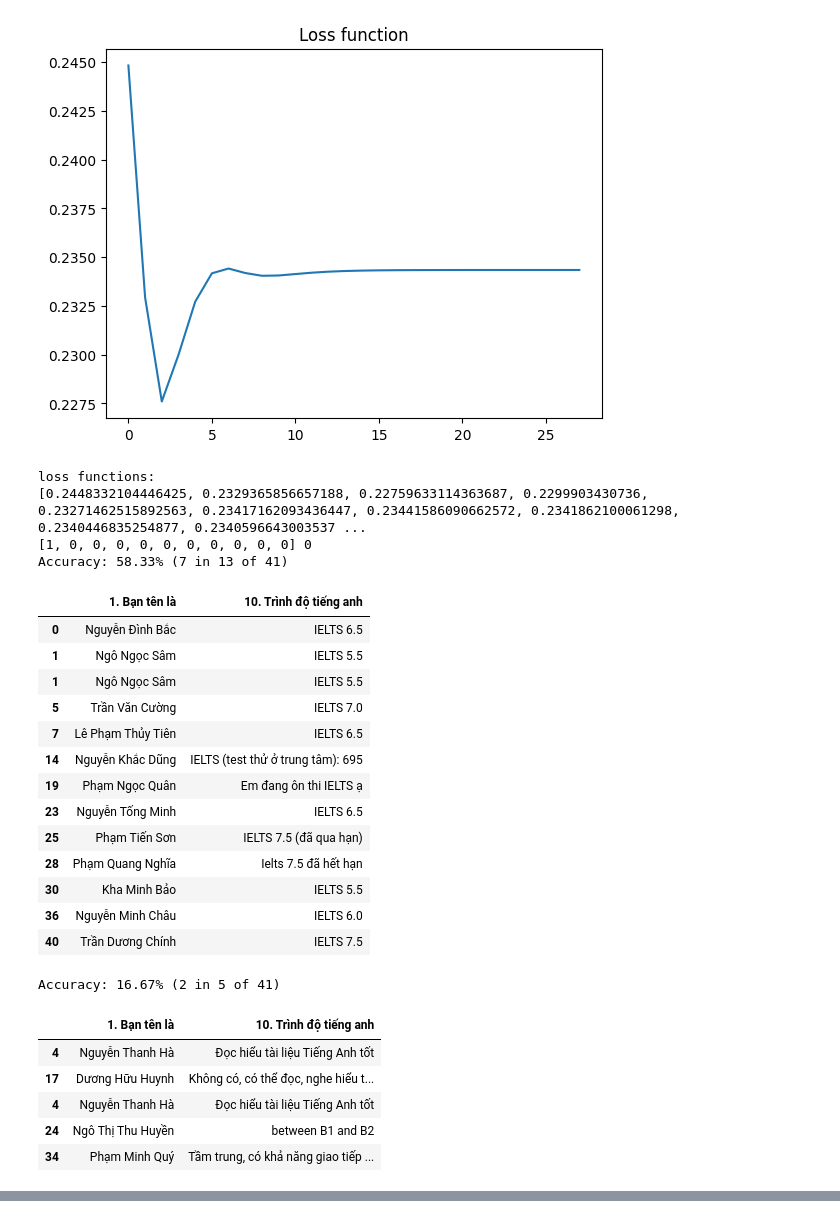
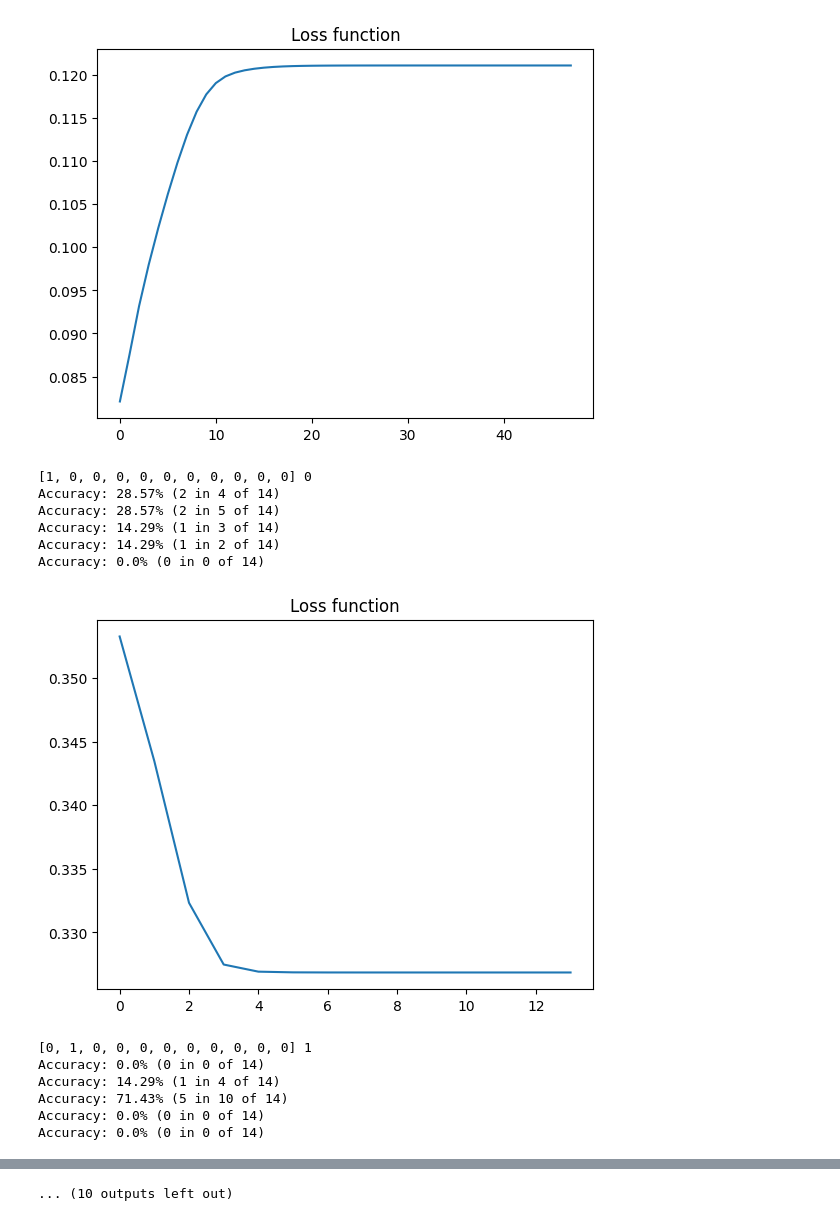
Before and after one commit to hoangtc125/algo-clustering-service, a Jupyter notebook: notebook/text_loading.ipynb, the cells around one changed output, grey strips where cells are left out. Cells and saved outputs as stored; diff of their text form; code cells hidden in the pictures.

```diff
--- a/notebook/text_loading.ipynb
+++ b/notebook/text_loading.ipynb
@@ -10,7 +10,7 @@ excel_data_df = pd.ExcelFile(r'../data/sinno.xlsx')
 excel_data_df = excel_data_df.parse(excel_data_df.sheet_names[0])
 # %%
 result_df = pd.ExcelFile(r'../data/sinno-result.xlsx')
-result_df = result_df.parse(result_df.sheet_names[3])
+result_df = result_df.parse(result_df.sheet_names[5])
 result_set = result_df.iloc[:, 1].tolist()
 # %%
 # for idx, header in enumerate(excel_data_df.columns.tolist()):
@@ -18,9 +18,9 @@ result_set = result_df.iloc[:, 1].tolist()
 # %%
 # excel_data_df = excel_data_df[(excel_data_df["11. Bạn mong muốn tham gia vào ban"] == "Nhân sự")]
 # excel_data_df = excel_data_df[(excel_data_df["11. Bạn mong muốn tham gia vào ban"] == "Đối ngoại")]
-excel_data_df = excel_data_df[(excel_data_df["11. Bạn mong muốn tham gia vào ban"] == "Chuyên môn")]
+# excel_data_df = excel_data_df[(excel_data_df["11. Bạn mong muốn tham gia vào ban"] == "Chuyên môn")]
 # excel_data_df = excel_data_df[(excel_data_df["11. Bạn mong muốn tham gia vào ban"] == "Hậu cần")]
-# excel_data_df = excel_data_df[(excel_data_df["11. Bạn mong muốn tham gia vào ban"] == "Truyền thông")]
+excel_data_df = excel_data_df[(excel_data_df["11. Bạn mong muốn tham gia vào ban"] == "Truyền thông")]
 excel_data_df.reset_index(drop=True, inplace=True)
 excel_data_df.fillna("", inplace = True)
 # filter = [0, 1, 5, 7, 9, 11, 14, 15, 16, 17, 18, 19, 22, 23, 24, 26, 28, 30, 31, 33, 34, 35, 36, 37, 40, 41, 43, 44, 45, 52, 53, 55, 58, 60, 61, 65, 68, 69, 74, 77, 84, 86, 87, 88, 89, 96, 97, 98, 102, 104, 106, 107, 108, 110, 111, 112, 113, 114, 116, 117, 120, 127, 129, 134, 135, 137, 138, 139, 140, 140, 142, 145, 146, 149, 152, 154, 155]
@@ -192,6 +209,7 @@ ssmc_fcm = SSMC_FCM(
     n_clusters=5,
     identity=identity,
     supervised_set=supervised_set,
+    norm_mode=NormMode.MINMAX,
 )
 ssmc_fcm.clustering()
 ssmc_fcm.show_cluster_members()
@@ -223,48 +239,37 @@ Accuracy: 0.0% (0 in 1 of 41)
 # %%
 identity_mapping = {iden: idx for idx, iden in enumerate(identity)}
 for i in range(len(cluster_fields)):
     __weight = [0] * len(cluster_fields)
     __weight[i] = 1
     ssmc_fcm = SSMC_FCM(
         dataset=dataset,
         fields_len=data_field_len,
         fields_weight=__weight,
         n_clusters=5,
         identity=identity,
         supervised_set=supervised_set,
+        norm_mode=NormMode.L2,
     )
     ssmc_fcm.clustering()
     ssmc_fcm.show_loss_function()
     print(__weight, i)
     for cluster in ssmc_fcm.pred_labels:
         count = sum([cluster.count(x) for x in result_set])
         print(f"Accuracy: {round(100 * count / len(result_set), 2)}% ({count} in {len(cluster)} of {len(ssmc_fcm.dataset)})")
-        display(excel_data_df.loc[[identity.index(i) for i in cluster]].iloc[:, [1, cluster_fields[i]]])
+        # display(excel_data_df.loc[[identity.index(i) for i in cluster]].iloc[:, [1, cluster_fields[i]]])
     print()
 # %% [output]
-[figure, old version]
+[figure, new version]
-loss functions:
-[0.2448332104446425, 0.2329365856657188, 0.22759633114363687, 0.2299903430736, 0.23271462515892563, 0.23417162093436447, 0.23441586090662572, 0.2341862100061298, 0.2340446835254877, 0.2340596643003537 ...
 [1, 0, 0, 0, 0, 0, 0, 0, 0, 0, 0] 0
-Accuracy: 58.33% (7 in 13 of 41)
+Accuracy: 28.57% (2 in 4 of 14)
+Accuracy: 28.57% (2 in 5 of 14)
+Accuracy: 14.29% (1 in 3 of 14)
+Accuracy: 14.29% (1 in 2 of 14)
+Accuracy: 0.0% (0 in 0 of 14)
-|  | 1. Bạn tên là | 10. Trình độ tiếng anh |
-| 0 | Nguyễn Đình Bắc | IELTS 6.5 |
-| 1 | Ngô Ngọc Sâm | IELTS 5.5 |
-| 1 | Ngô Ngọc Sâm | IELTS 5.5 |
-| 5 | Trần Văn Cường | IELTS 7.0 |
-| 7 | Lê Phạm Thủy Tiên | IELTS 6.5 |
-| 14 | Nguyễn Khắc Dũng | IELTS (test thử ở trung tâm): 695 |
-| 19 | Phạm Ngọc Quân | Em đang ôn thi IELTS ạ |
-| 23 | Nguyễn Tống Minh | IELTS 6.5 |
-| 25 | Phạm Tiến Sơn | IELTS 7.5 (đã qua hạn) |
-| 28 | Phạm Quang Nghĩa | Ielts 7.5 đã hết hạn |
-| 30 | Kha Minh Bảo | IELTS 5.5 |
-| 36 | Nguyễn Minh Châu | IELTS 6.0 |
-| 40 | Trần Dương Chính | IELTS 7.5 |
+[figure, new version]
-Accuracy: 16.67% (2 in 5 of 41)
+[0, 1, 0, 0, 0, 0, 0, 0, 0, 0, 0] 1
+Accuracy: 0.0% (0 in 0 of 14)
+Accuracy: 14.29% (1 in 4 of 14)
+Accuracy: 71.43% (5 in 10 of 14)
+Accuracy: 0.0% (0 in 0 of 14)
+Accuracy: 0.0% (0 in 0 of 14)
-|  | 1. Bạn tên là | 10. Trình độ tiếng anh |
-| 4 | Nguyễn Thanh Hà | Đọc hiểu tài liệu Tiếng Anh tốt |
-| 17 | Dương Hữu Huynh | Không có, có thể đọc, nghe hiểu t... |
-| 4 | Nguyễn Thanh Hà | Đọc hiểu tài liệu Tiếng Anh tốt |
-| 24 | Ngô Thị Thu Huyền | between B1 and B2 |
-| 34 | Phạm Minh Quý | Tầm trung, có khả năng giao tiếp ... |
@@ -301,0 +304 @@ Accuracy: 0.0% (0 in 0 of 41)
+... (10 outputs left out)
```
Also changed, not shown: parts of 8 cells of this notebook, 1 other file.
